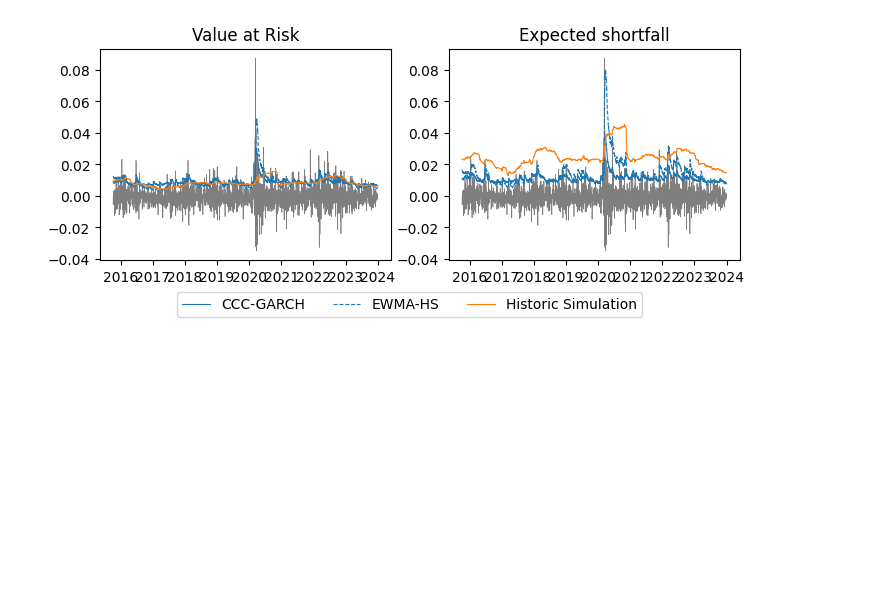
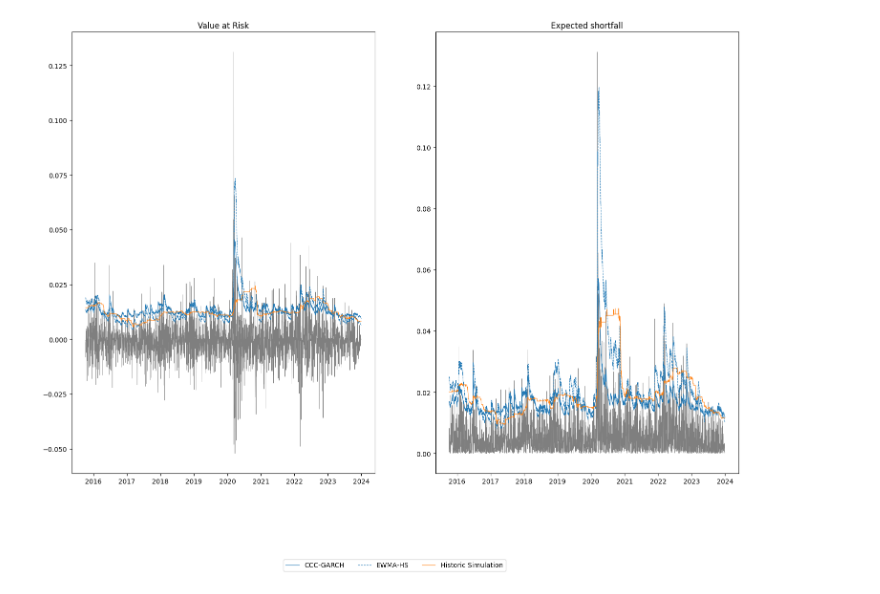
Before and after one commit to DaanZunnenberg/RiskFunctions, a Jupyter notebook: Assignment_1/Updated_version/QFRM_Assignment1.ipynb, the cells around one changed output. Cells and saved outputs as stored; diff of their text form; code cells hidden in the pictures; blank space fills up the shorter version.

```diff
--- a/Assignment_1/Updated_version/QFRM_Assignment1.ipynb
+++ b/Assignment_1/Updated_version/QFRM_Assignment1.ipynb
@@ -25,11 +26,14 @@ loss_df = -portfolio_df
 # loss_df = loss_df*(-1)      # Converting into Loss Distribution. instead of P/L, IT IS THAT SIMPLE RIGHT?
 
 # Reading Rates for Credit
-euribor = pd.read_csv("_EURIBOR_monthly_rates.csv", index_col=["Date"], parse_dates=True).resample('1d').last().ffill()
+euribor = pd.read_csv("_EURIBOR_monthly_rates.csv", index_col=["Date"], parse_dates=True)
+eb_index = euribor.index
+euribor = euribor.resample('1d').last().ffill()
 # ...       # Nothing for now, need answer to Q2
 loan_position = (1 - (euribor / 100)) ** (1 / 365) - 1
 
 loss_df = loss_df.loc[loan_position.index]
 portfolio_df = portfolio_df.loc[loan_position.index]
 # Declaring weights for portfolio construction, DON'T FORGET TO UPDAtE ONCE CREDIT IS ADDED
-PORTFOLIO_WEIGHTS= np.array([0.075, 0.1, 0.075, 0.075, 0.075, 0.1, 0.5])    # If we short something we can get more cash to invest
+PORTFOLIO_WEIGHTS= np.array([0.15, 0.2, 0.15, 0.15, 0.15, 0.2])    # If we short something we can get more cash to invest
+PORTFOLIO_WEIGHTS = np.array((PORTFOLIO_WEIGHTS / (4 / 3)).tolist() + [.25])
@@ -35,0 +64,9 @@ PORTFOLIO_WEIGHTS= np.array([0.075, 0.1, 0.075, 0.075, 0.075, 0.1, 0.5])    # If
+# %%
+credit = euribor
+loss, val = credit_risk(credit)
+plt.axhline(1, lw = 1, c = 'black', ls = '--')
+plt.plot(1 + loss, label = 'credit risk')
+plt.plot(val, label = 'value short bond')
+plt.plot(1 + credit / 100, label = 'yield')
+plt.legend()
+plt.show()
@@ -36,6 +75,6 @@ PORTFOLIO_WEIGHTS= np.array([0.075, 0.1, 0.075, 0.075, 0.075, 0.1, 0.5])    # If
 # %%
-loss_df['loan'] = -loan_position
-portfolio_df['loan'] = loan_position
+loss_df['loan'] = loss
+portfolio_df['loan'] = -loss
 # %%
 fig, axs = plt.subplots(1,3, figsize = (18, 6))
 axs[0].plot(portfolio_df, label = portfolio_df.columns, lw = 1)
@@ -181,14 +220,14 @@ def Historic_Simulation(data: pd.DataFrame, window_size: int, port_weights: np.a
 
     # Calculate the volatility
     portfolio_returns = PortRet(data = data, weights = port_weights)
-
     df = pd.DataFrame([], index = data.index, columns = ['VaR'])
     VaR = portfolio_returns.rolling(window = window_size).quantile(alpha)
     ES  = [np.nan] * window_size
     for k in range(window_size, len(data)):
-        _ = data.iloc[k - window_size: k]
+        _ = portfolio_returns.iloc[k - window_size: k]
         _ = _[_ >= VaR.iloc[k]]
         ES.append(np.mean(_))
+
     df['VaR'] = VaR
     df['ES'] = ES
     return df.dropna()
@@ -235,24 +274,25 @@ GARCH = GARCH_portfolio_variance(loss_df_sliced, weights = PORTFOLIO_WEIGHTS)
 VaR_GARCH = GARCH_VaR(GARCH, .95, stats.norm.ppf)
 ES_GARCH = Var_Cov_ES(GARCH, .95, stats.norm)
 # %%
-fig, axs = plt.subplots(1, 2, figsize = (8.2543, 8.2543 / 3))
+fig, axs = plt.subplots(1, 2, figsize = (18, 12))
+# fig, axs = plt.subplots(1, 2, figsize = (8.2543, 8.2543 / 3))
 axs[1].set_title('Expected shortfall')
-axs[1].plot(PortRet(data = loss_df_sliced, weights = PORTFOLIO_WEIGHTS), lw = .5, c = 'black', alpha = .5)
+axs[1].plot(PortRet(data = loss_df_sliced, weights = PORTFOLIO_WEIGHTS).abs(), lw = .5, c = 'black', alpha = .5)
 axs[1].plot(loss_df_sliced.index, ES_GARCH, label = 'CCC-GARCH', lw = .8, c = 'C0')
 axs[1].plot(EWMA_HS.ES, label = 'EWMA-HS', lw = .8, c = 'C0', ls = 'dashed')
 axs[1].plot(VaR_ES_Historic_Simulation.ES, label = 'Historic Simulation', lw = .8, c = 'C1')
 # axs[1].plot(portfolio_sliced.index, ES_data_GARCH, label = 'GARCH', c = 'C2', ls = '-', lw = .8)
 # axs[1].legend()
 
 axs[0].set_title('Value at Risk')
 axs[0].plot(PortRet(data = loss_df_sliced, weights = PORTFOLIO_WEIGHTS), lw = .5, c = 'black', alpha = .5)
 axs[0].plot(loss_df_sliced.index, VaR_GARCH, label = 'CCC-GARCH', c = 'C0', lw = .8)
 axs[0].plot(EWMA_HS.VaR, label = 'EWMA-HS', lw = .8, c = 'C0', ls = 'dashed')
 axs[0].plot(VaR_ES_Historic_Simulation.VaR, label = 'Historic Simulation', lw = .8, c = 'C1')
 # axs[0].legend(bbox_to_anchor=(0.5, -.3), loc='center', ncol=5)
 lines_labels = [ax.get_legend_handles_labels() for ax in fig.axes][:1]
 lines, labels = [sum(lol, []) for lol in zip(*lines_labels)][:2]
 fig.legend(lines, labels, bbox_to_anchor=(0.5, -.05), loc='center', ncol=4)
 plt.show()
 # %% [output]
-[figure, old version]
+[figure, new version]
```
Also changed, not shown: parts of 5 cells of this notebook.
